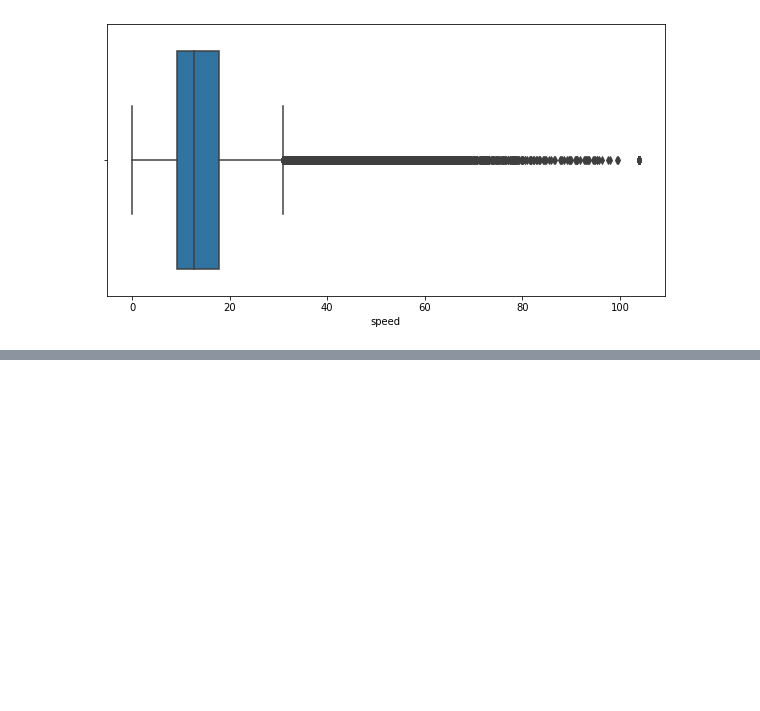
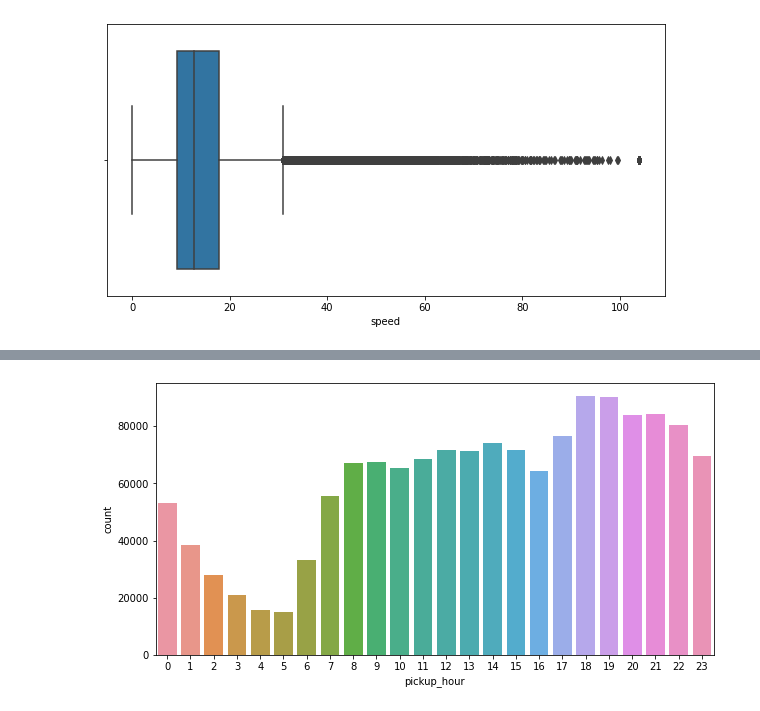
Before and after one commit to AmirKhan6219/NYC-Taxi-Trip-Time-Prediction, a Jupyter notebook: NYC_Taxi_Trip_Time_prediction.ipynb, the cells around one changed output, grey strips where cells are left out. Drawn from its saved outputs; the diff is of its cells as text; code cells hidden in the pictures; blank space fills up the shorter version.

```diff
--- a/NYC_Taxi_Trip_Time_prediction.ipynb
+++ b/NYC_Taxi_Trip_Time_prediction.ipynb
@@ -343,0 +353,7 @@ plt.show()
+# %%
+# trips per hour
+plt.figure(figsize = (10,5))
+sns.countplot(data.pickup_hour)
+plt.show()
+# %% [output]
+[figure, added]
```
Also changed, not shown: parts of 13 cells of this notebook.
